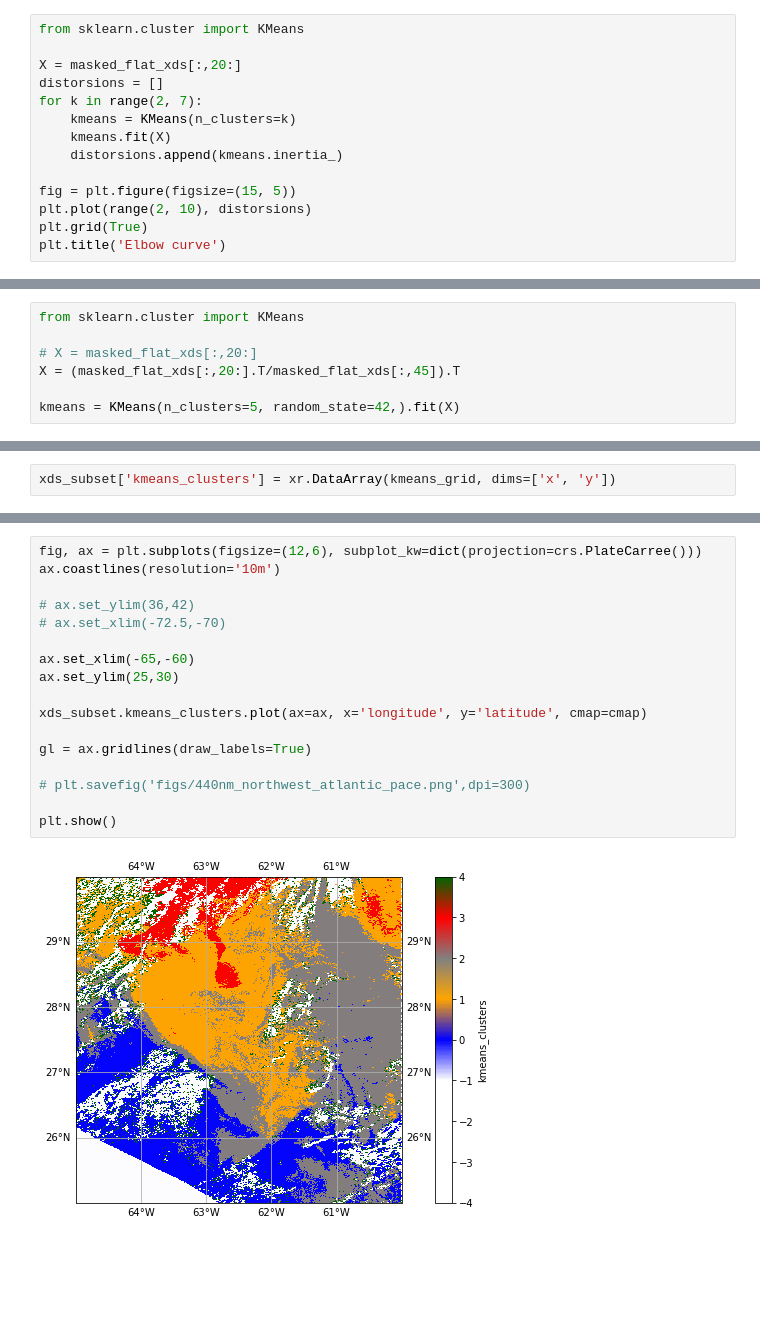
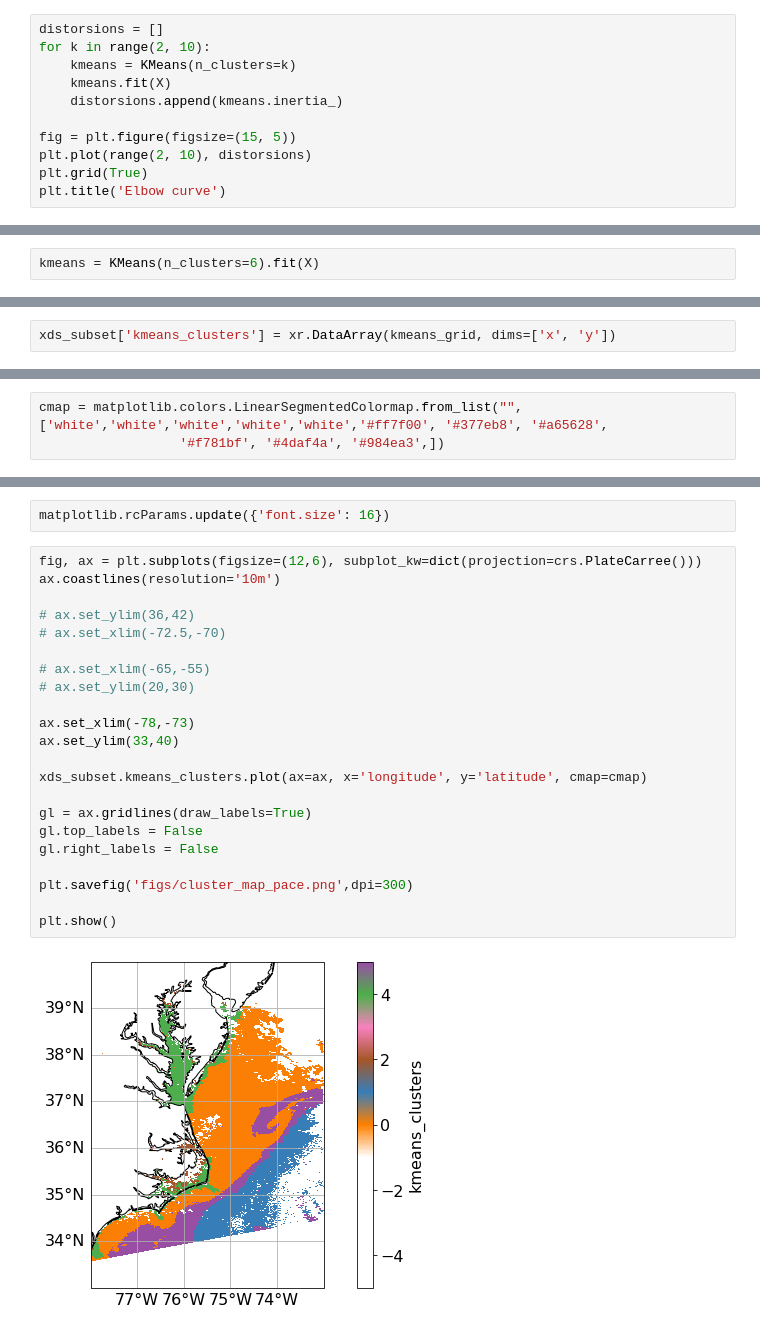
Before and after one commit to patrickcgray/ml_in_ocean_rs, a Jupyter notebook: clustering_pace.ipynb, the cells around one changed output, grey strips where cells are left out. Drawn from its saved outputs; the diff is of its cells as text; blank space fills up the shorter version.

```diff
--- a/clustering_pace.ipynb
+++ b/clustering_pace.ipynb
@@ -153,9 +289,6 @@ masked_flat_xds.shape
 # %%
-from sklearn.cluster import KMeans
-
-X = masked_flat_xds[:,20:]
 distorsions = []
-for k in range(2, 7):
+for k in range(2, 10):
     kmeans = KMeans(n_clusters=k)
     kmeans.fit(X)
     distorsions.append(kmeans.inertia_)
@@ -170,7 +305,2 @@ ValueError: x and y must have same first dimension, but have shapes (8,) and (5,
 # %%
-from sklearn.cluster import KMeans
-
-# X = masked_flat_xds[:,20:]
-X = (masked_flat_xds[:,20:].T/masked_flat_xds[:,45]).T
-
-kmeans = KMeans(n_clusters=5, random_state=42,).fit(X)
+kmeans = KMeans(n_clusters=6).fit(X)
@@ -245,0 +397,3 @@ cmap = matplotlib.colors.LinearSegmentedColormap.from_list("", ['white','white',
+# %%
+cmap = matplotlib.colors.LinearSegmentedColormap.from_list("", ['white','white','white','white','white','#ff7f00', '#377eb8', '#a65628',
+                  '#f781bf', '#4daf4a', '#984ea3',])
@@ -246,19 +404,26 @@ cmap = matplotlib.colors.LinearSegmentedColormap.from_list("", ['white','white',
+# %%
+matplotlib.rcParams.update({'font.size': 16})
 # %%
 fig, ax = plt.subplots(figsize=(12,6), subplot_kw=dict(projection=crs.PlateCarree()))
 ax.coastlines(resolution='10m')
 
 # ax.set_ylim(36,42)
 # ax.set_xlim(-72.5,-70)
 
-ax.set_xlim(-65,-60)
-ax.set_ylim(25,30)
+# ax.set_xlim(-65,-55)
+# ax.set_ylim(20,30)
+
+ax.set_xlim(-78,-73)
+ax.set_ylim(33,40)
 
 xds_subset.kmeans_clusters.plot(ax=ax, x='longitude', y='latitude', cmap=cmap)
 
 gl = ax.gridlines(draw_labels=True)
+gl.top_labels = False
+gl.right_labels = False
 
-# plt.savefig('figs/440nm_northwest_atlantic_pace.png',dpi=300)
+plt.savefig('figs/cluster_map_pace.png',dpi=300)
 
 plt.show()
 # %% [output]
-[figure, old version]
+[figure, new version]
```
Also changed, not shown: parts of 78 cells of this notebook.
